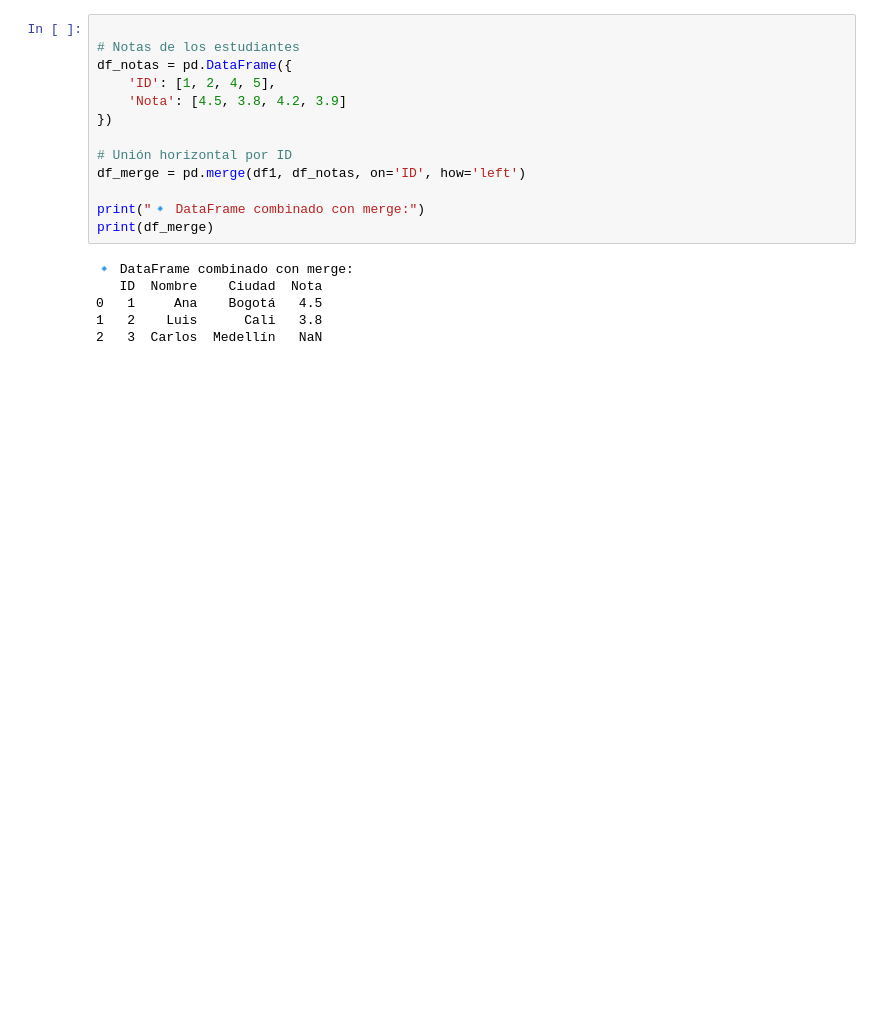
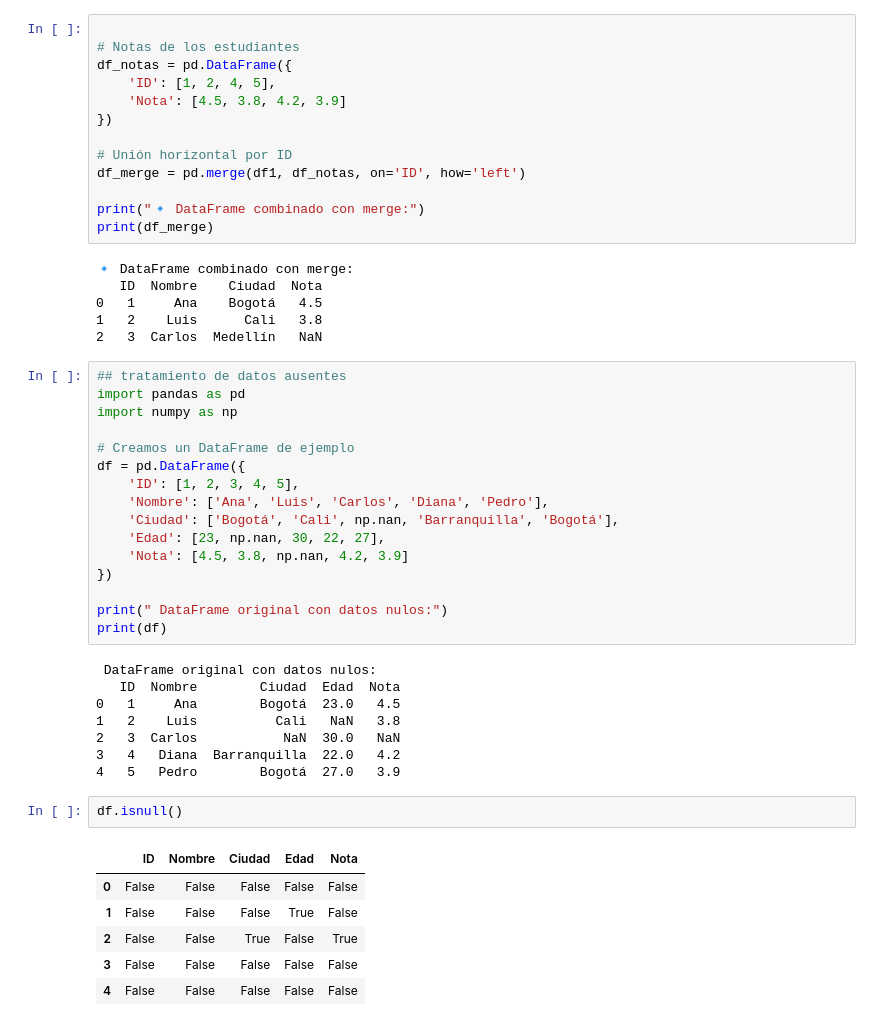
Before and after one commit to damasoer/MACHINE-LEARNING-I, a Jupyter notebook: 1_Dataframes.ipynb, the cells around one changed output. Saved outputs shown, nothing was run; the diff lists cells and outputs as text; blank space fills up the shorter version.

```diff
--- a/1_Dataframes.ipynb
+++ b/1_Dataframes.ipynb
@@ -674,3 +674,36 @@ print(df_merge)
 0   1     Ana    Bogotá   4.5
 1   2    Luis      Cali   3.8
 2   3  Carlos  Medellín   NaN
+# %%
+## tratamiento de datos ausentes
+import pandas as pd
+import numpy as np
+
+# Creamos un DataFrame de ejemplo
+df = pd.DataFrame({
+    'ID': [1, 2, 3, 4, 5],
+    'Nombre': ['Ana', 'Luis', 'Carlos', 'Diana', 'Pedro'],
+    'Ciudad': ['Bogotá', 'Cali', np.nan, 'Barranquilla', 'Bogotá'],
+    'Edad': [23, np.nan, 30, 22, 27],
+    'Nota': [4.5, 3.8, np.nan, 4.2, 3.9]
+})
+
+print(" DataFrame original con datos nulos:")
+print(df)
+# %% [output]
+ DataFrame original con datos nulos:
+   ID  Nombre        Ciudad  Edad  Nota
+0   1     Ana        Bogotá  23.0   4.5
+1   2    Luis          Cali   NaN   3.8
+2   3  Carlos           NaN  30.0   NaN
+3   4   Diana  Barranquilla  22.0   4.2
+4   5   Pedro        Bogotá  27.0   3.9
+# %%
+df.isnull()
+# %% [output]
+|  | ID | Nombre | Ciudad | Edad | Nota |
+| 0 | False | False | False | False | False |
+| 1 | False | False | False | True | False |
+| 2 | False | False | True | False | True |
+| 3 | False | False | False | False | False |
+| 4 | False | False | False | False | False |
```
Also changed, not shown: parts of 9 cells of this notebook.
